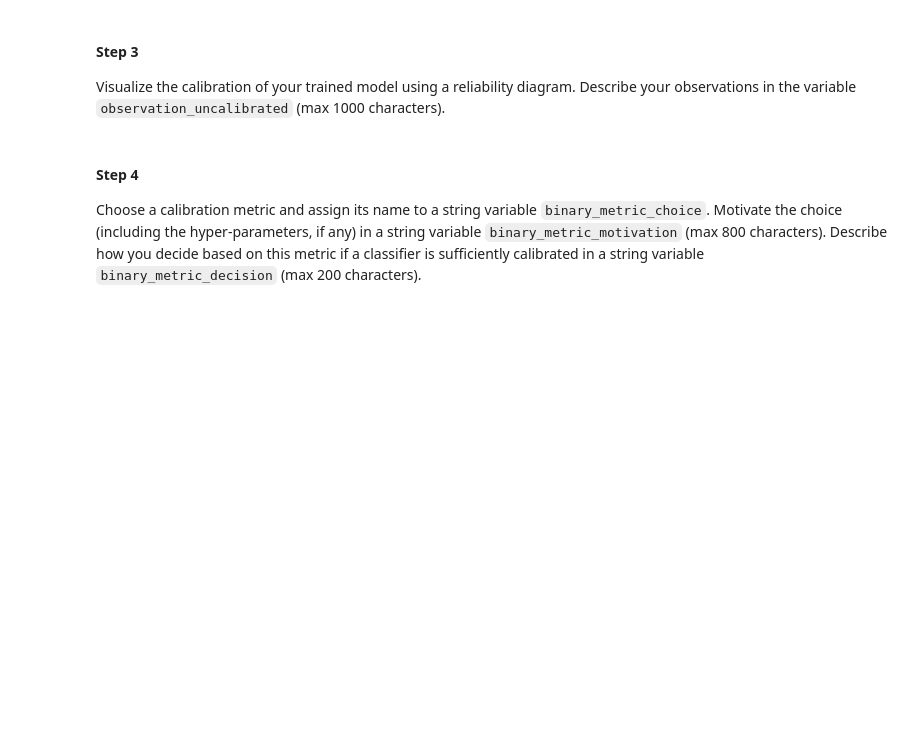
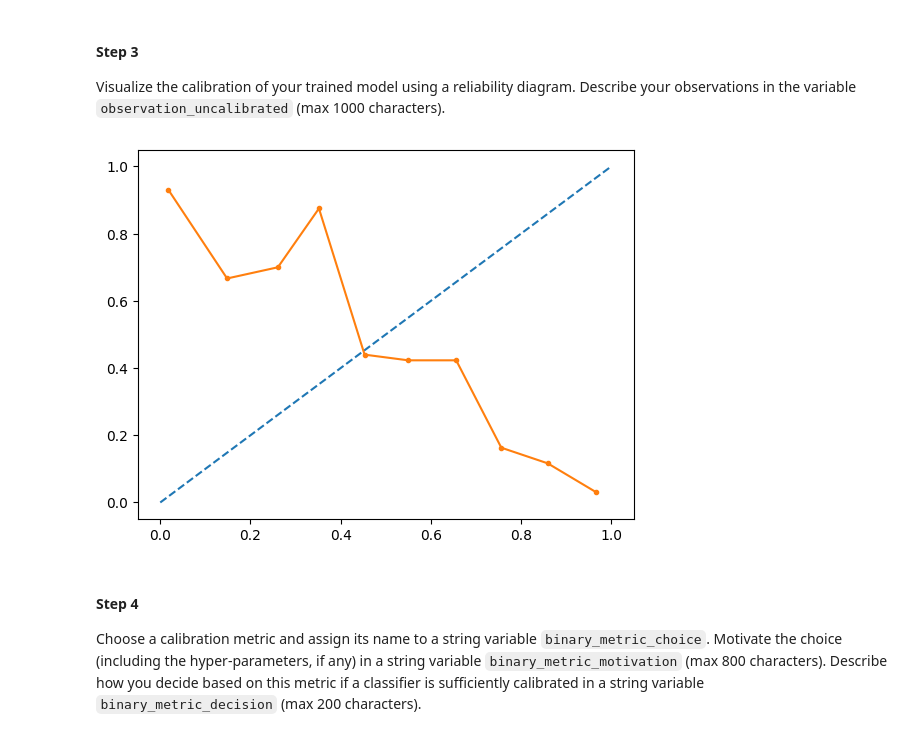
Before and after one commit to Silvia29/ML-in-Industry, a Jupyter notebook: calibration.ipynb, the cells around one changed output. Saved outputs shown, nothing was run; the diff lists cells and outputs as text; code cells hidden in the pictures; blank space fills up the shorter version.

```diff
--- a/calibration.ipynb
+++ b/calibration.ipynb
@@ -130,5 +144,19 @@ Apply the classifier to the `X_test` data and store the predicted classes and co
 - `uncalibrated_p` should be a `np.ndarray` of shape $[N,]$ and `dtype` of `np.float32`, where each value is the classifier's confidence in the positive class.
 # %%
 #// BEGIN_TODO [STEP_2] Train a binary classifier (10 points)
+from sklearn.svm import SVC
 
-# ===== =====> Replace this line by your code. <===== ===== #
+def preprocess(arr):
+    arr = arr.reshape(len(arr), -1)
+    arr = arr/2
+    return arr
+
+
+c= 10
+gamma = 0.001
+
+#TODO: make pipelie of the following steps later
+preprocess_arr = preprocess(X_train)
+# %%
+clf = SVC(gamma = gamma, C = c, class_weight = 'balanced', probability=True)
+clf.fit(preprocess_arr, y_binary_train)
@@ -134,0 +169,5 @@ Apply the classifier to the `X_test` data and store the predicted classes and co
+# %%
+preds = clf.predict_proba(preprocess(X_test))
+# %%
+uncalibrated_p = preds[:,0]
+uncalibrated_p.shape, uncalibrated_p.dtype
@@ -143,7 +184,19 @@ Visualize the calibration of your trained model using a reliability diagram. Des
 # %%
 #// BEGIN_TODO [STEP_3] Visualize calibration of uncalibrated model (5 points)
 
-# ===== =====> Replace this line by your code. <===== ===== #
+import numpy as np
+from sklearn.calibration import calibration_curve
+from matplotlib import pyplot as plt
+
+# reliability diagram
+fop, mpv = calibration_curve(y_binary_test, uncalibrated_p, n_bins=10, normalize=True)
+# plot perfectly calibrated
+plt.plot([0, 1], [0, 1], linestyle='--')
+# plot model reliability
+plt.plot(mpv, fop, marker='.')
+plt.show()
+# %% [output]
+[figure, added]
 # %%
 #// END_TODO [STEP_3]
 # %% [markdown]
```
Also changed, not shown: parts of 8 cells of this notebook.
